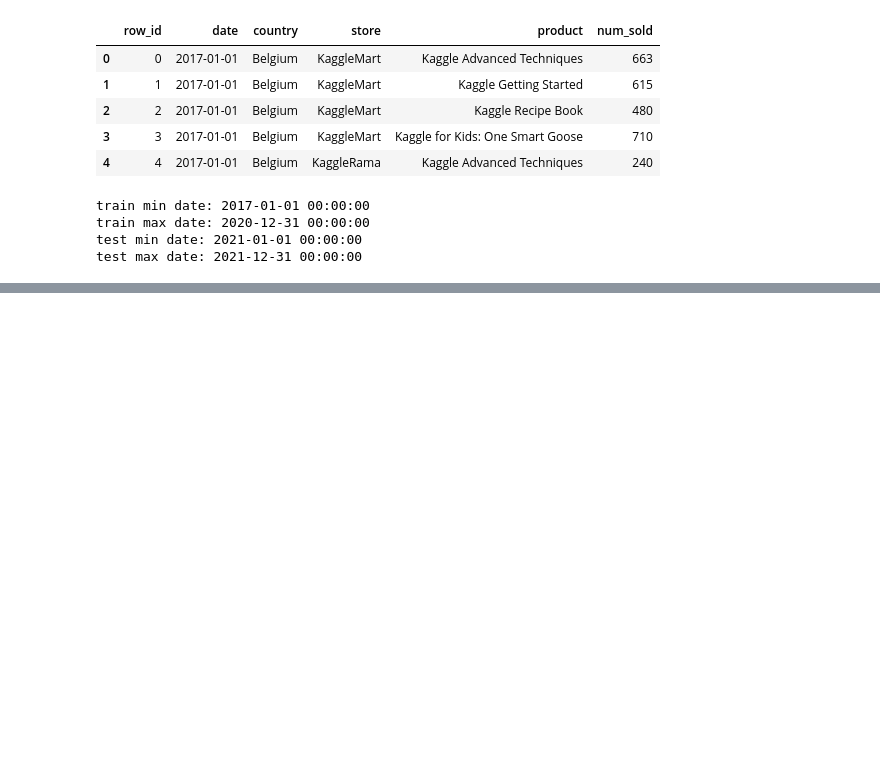
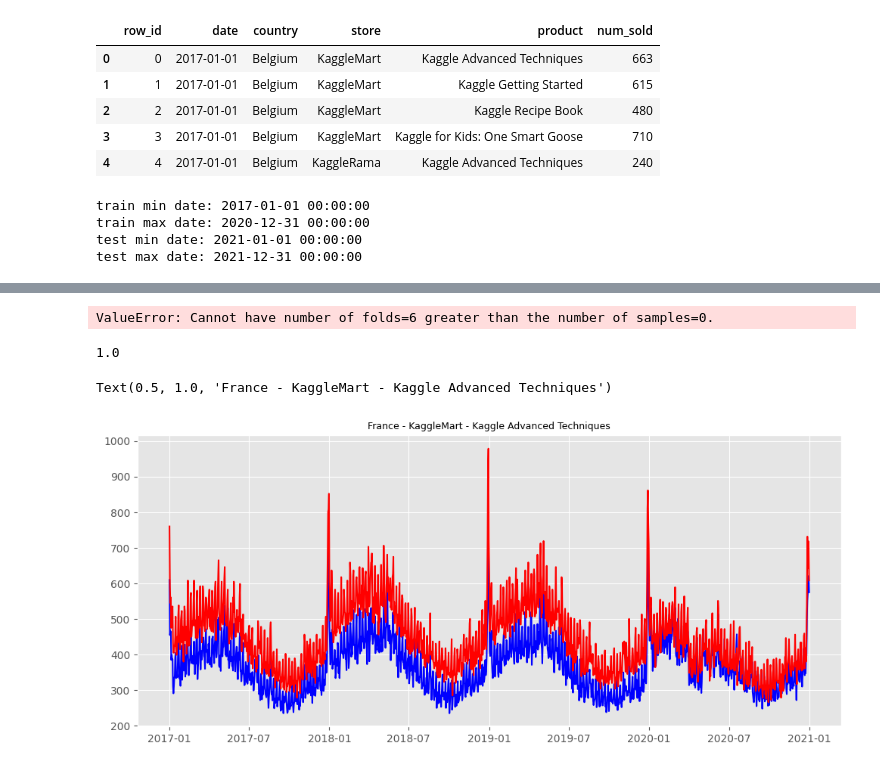
Before and after one commit to datanetai/Machine-Learning, a Jupyter notebook: tps/sep-2022/EDA.ipynb, the cells around one changed output, grey strips where cells are left out. Drawn from its saved outputs; the diff is of its cells as text; code cells hidden in the pictures; blank space fills up the shorter version.

```diff
--- a/tps/sep-2022/EDA.ipynb
+++ b/tps/sep-2022/EDA.ipynb
@@ -90,0 +206,3 @@ test max date: 2021-12-31 00:00:00
+# %%
+tmp = train.groupby(['date'])['num_sold'].sum()
+# plot
@@ -90,0 +233,70 @@ test max date: 2021-12-31 00:00:00
+# %%
+# time series cross validatio
+from sklearn.model_selection import TimeSeriesSplit
+# mean squared error
+from sklearn.metrics import mean_squared_error
+tscv = TimeSeriesSplit(n_splits=5)
+scores = {"RMSE":0, "SMAPE":0}
+
+for train_index, test_index in tscv.split(X):
+    print("TRAINing:")
+    X_train, X_test = X.iloc[train_index], X.iloc[test_index]
+    y_train, y_test = y.iloc[train_index], y.iloc[test_index]
+    # model
+    model = LinearRegression()
+    model.fit(X_train, y_train)
+    # predict
+    y_pred = model.predict(X_test)
+    # score
+    scores['RMSE'] += np.sqrt(mean_squared_error(y_test, y_pred))
+    scores['SMAPE'] += smape(y_test, y_pred)
+# average scores
+for key in scores:
+    scores[key] /= 5
+print(scores)
+# %% [output]
+ValueError: Cannot have number of folds=6 greater than the number of samples=0.
+# %%
+# train on full data
+model = LinearRegression()
+model.fit(X, y)
+# predict
+y_pred = model.predict(X)
+pred = pd.DataFrame({'date':tmp['date'], 'num_sold':y_pred})
+# add country store and product columns
+pred['country'] = 'Belgium'
+pred['store'] = 'KaggleRama'
+pred['product'] = 'Kaggle Advanced Techniques'
+# multiply by 2.28 to get kagglemart
+mart_pred = pred.copy()
+mart_pred['store'] = 'KaggleMart'
+mart_pred['num_sold'] = mart_pred['num_sold'] * 2.88
+# merge
+pred = pd.concat([pred, mart_pred])
+# countries
+countries = ['France', 'Germany', 'Spain', 'Poland', 'Italy']
+for country in countries:
+    tmp2 = pred.copy()
+    tmp2['country'] = country
+    tmp2['num_sold'] = tmp2['num_sold'] * weight2[country]
+    pred = pd.concat([pred, tmp2])
+products = ['Kaggle Getting Started', 'Kaggle Recipe Book', 'Kaggle for Kids: One Smart Goose']
+for product in products:
+    tmp2 = pred.copy()
+    tmp2['product'] = product
+    tmp2['num_sold'] = tmp2['num_sold'] * weight3[product]
+    pred = pd.concat([pred, tmp2])
+
+model.score(X, y)
+# %% [output]
+1.0
+# %%
+tmp2 = train[(train['country'] == 'France') & (train['store'] == 'KaggleMart') & (train['product'] == 'Kaggle Advanced Techniques')]
+pred2 = pred[(pred['country'] == 'France') & (pred['store'] == 'KaggleMart') & (pred['product'] == 'Kaggle Advanced Techniques')]
+plt.figure(figsize=(12,5))
+plt.plot(tmp2['date'], tmp2['num_sold'], label='actual', color='blue')
+plt.plot(pred2['date'], pred2['num_sold'], label='predicted', color='red')
+plt.title('France - KaggleMart - Kaggle Advanced Techniques', fontsize=9)
+# %% [output]
+Text(0.5, 1.0, 'France - KaggleMart - Kaggle Advanced Techniques')
+[figure, added]
```
Also changed, not shown: parts of 13 cells of this notebook.
